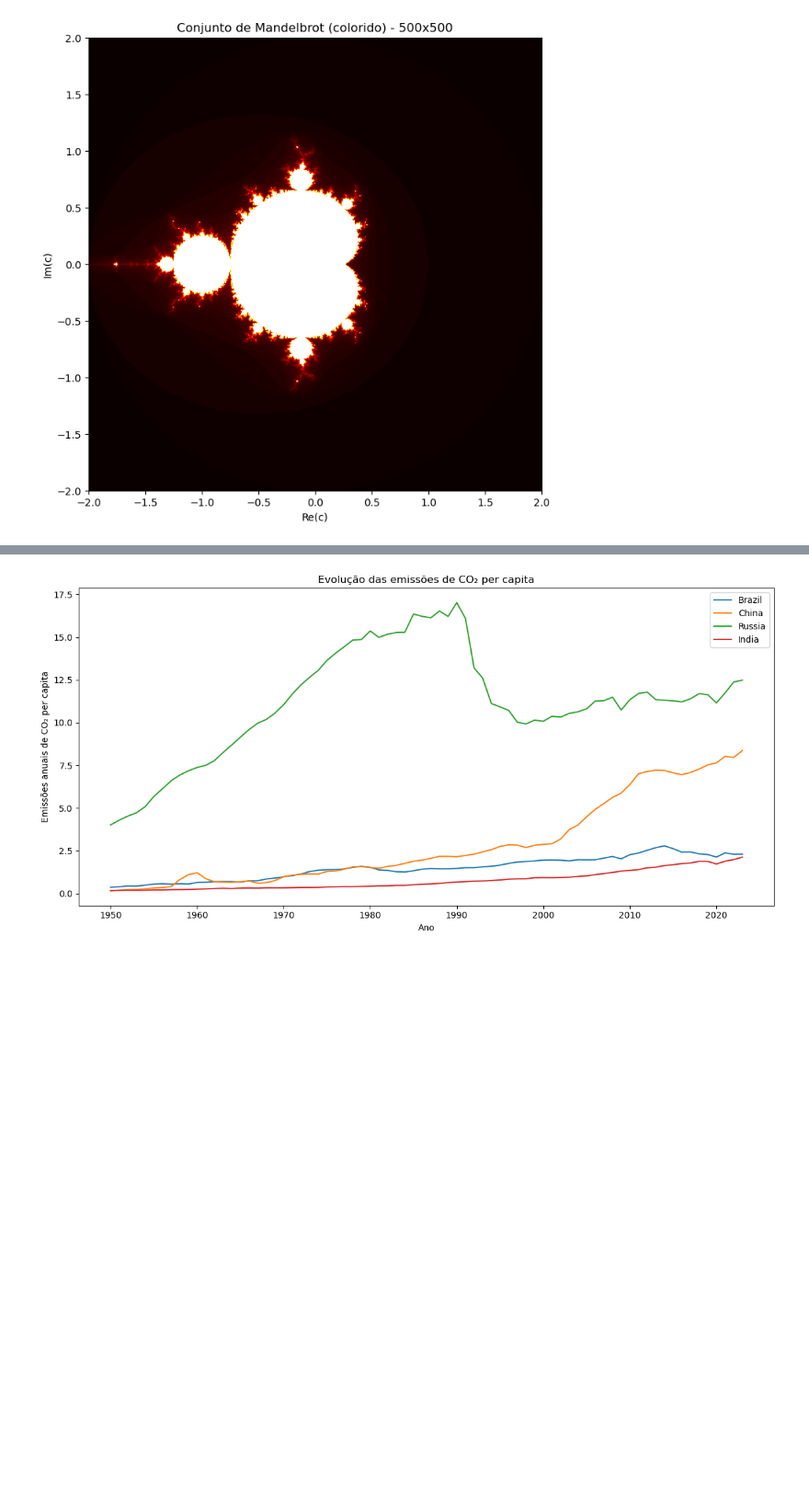
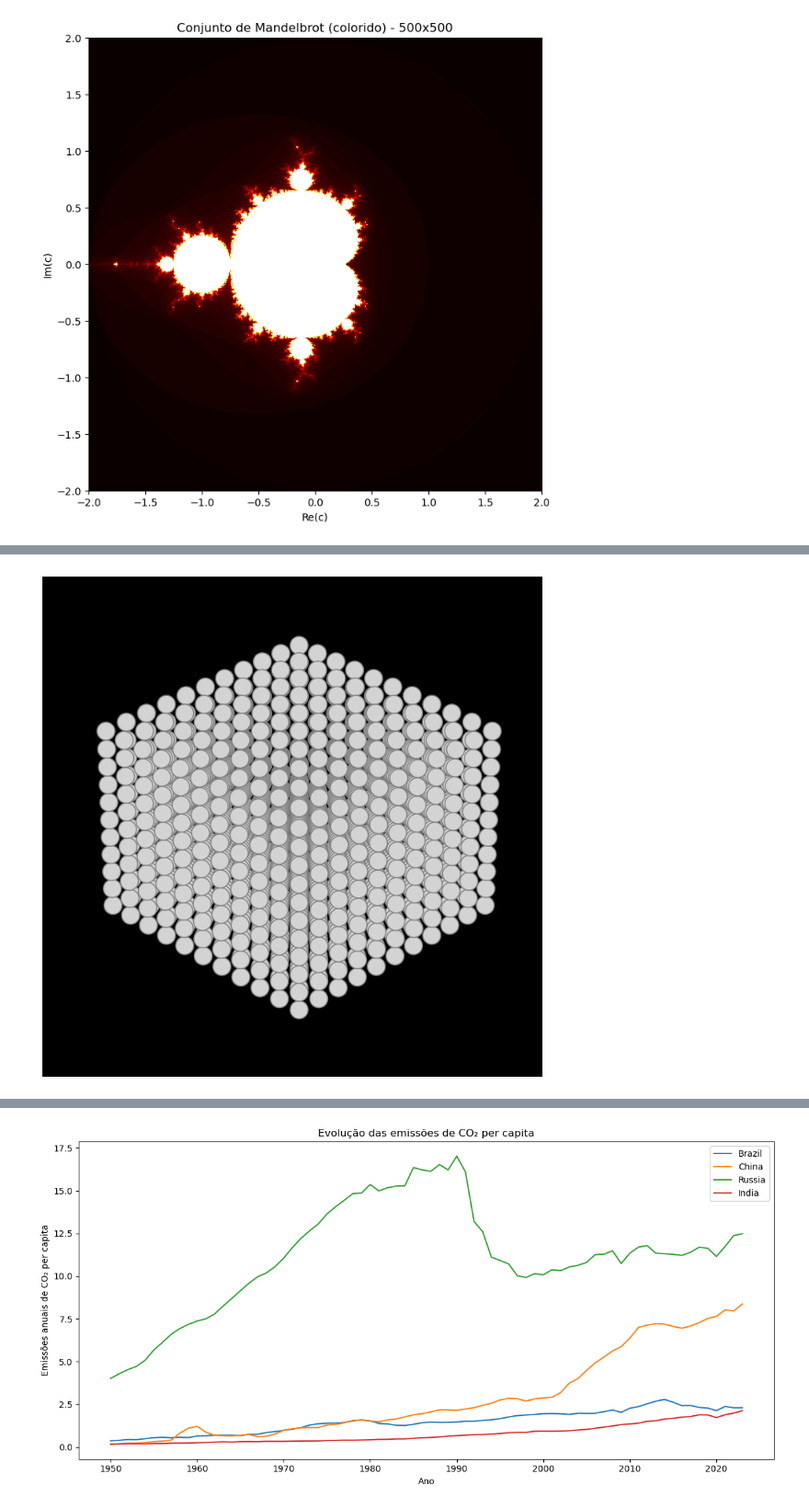
Before and after one commit to gusflorencio/AV3, a Jupyter notebook: AV3.ipynb, the cells around one changed output, grey strips where cells are left out. Shown: that part at 92% size. Drawn from its saved outputs; the diff is of its cells as text; code cells hidden in the pictures; blank space fills up the shorter version.

```diff
--- a/AV3.ipynb
+++ b/AV3.ipynb
@@ -50,13 +56,40 @@ plt.show()
 # %%
 #Exercicio 3.2
 
 import matplotlib.pyplot as plt
+from mpl_toolkits.mplot3d import Axes3D
 
 L = 5
-R = 0.3
+
+# Gerar coordenadas dos átomos
+x, y, z = [], [], []
 for i in range(-L, L+1):
     for j in range(-L, L+1):
         for k in range(-L, L+1):
-            plt.plot(pos=[i, j, k], radius=R)
+            x.append(i)
+            y.append(j)
+            z.append(k)
 
-plt.figure(figsize=(8, 8))
+fig = plt.figure(figsize=(7,7))
+ax = fig.add_subplot(111, projection='3d', facecolor='black')
+ax.scatter(x, y, z, s=300, c='lightgray', edgecolors='gray', alpha=1)
+
+# Remover grades e eixos
+ax.set_xticks([])
+ax.set_yticks([])
+ax.set_zticks([])
+ax.grid(False)
+ax.set_axis_off()
+
+# Ajustar limites para centralizar
+ax.set_xlim([-L-1, L+1])
+ax.set_ylim([-L-1, L+1])
+ax.set_zlim([-L-1, L+1])
+
+# Definir ângulo de visualização para 3D
+ax.view_init(elev=30, azim=45)  # Você pode mudar esses valores para outros ângulos
+
+plt.tight_layout()
+plt.show()
+# %% [output]
+[figure, added]
```
Also changed, not shown: parts of 5 cells of this notebook.
